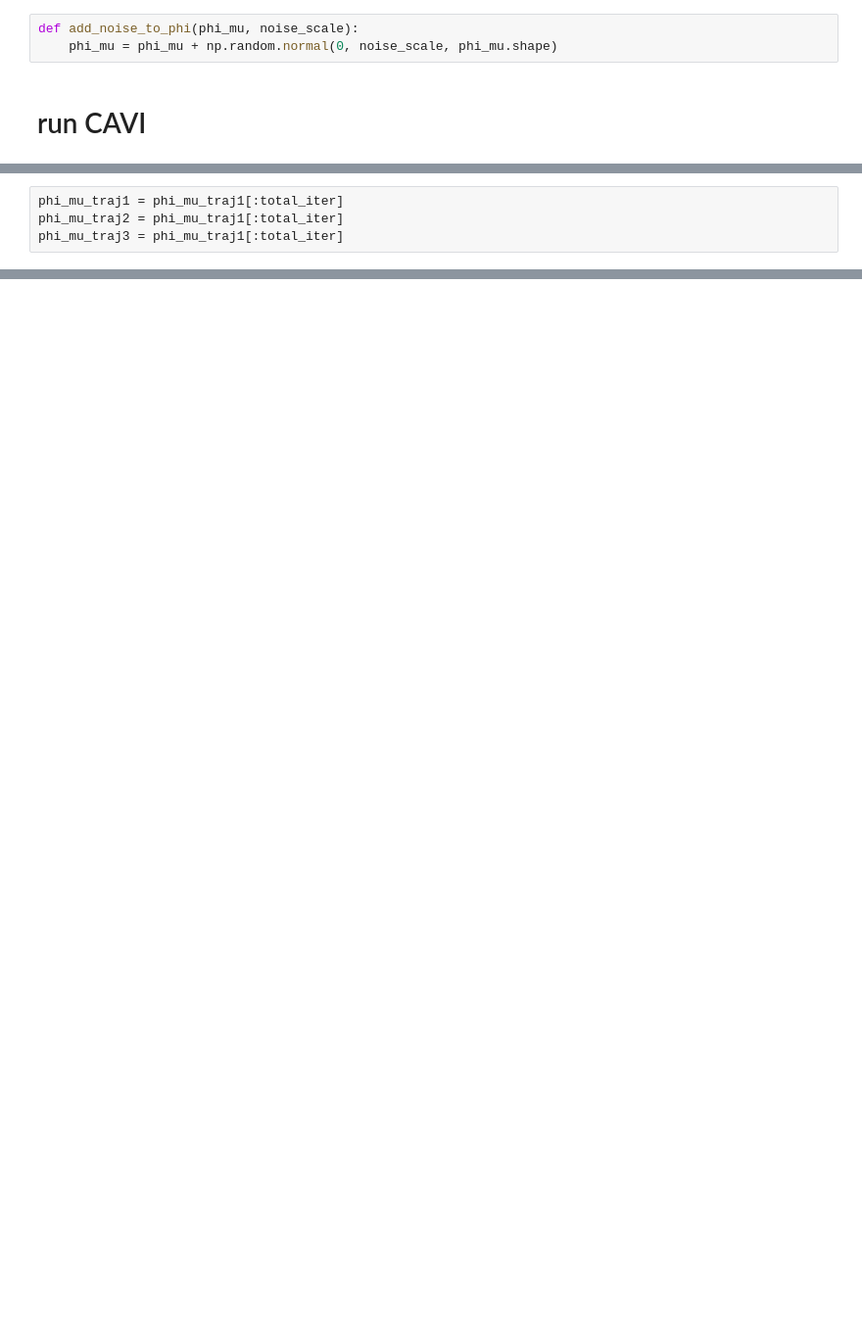
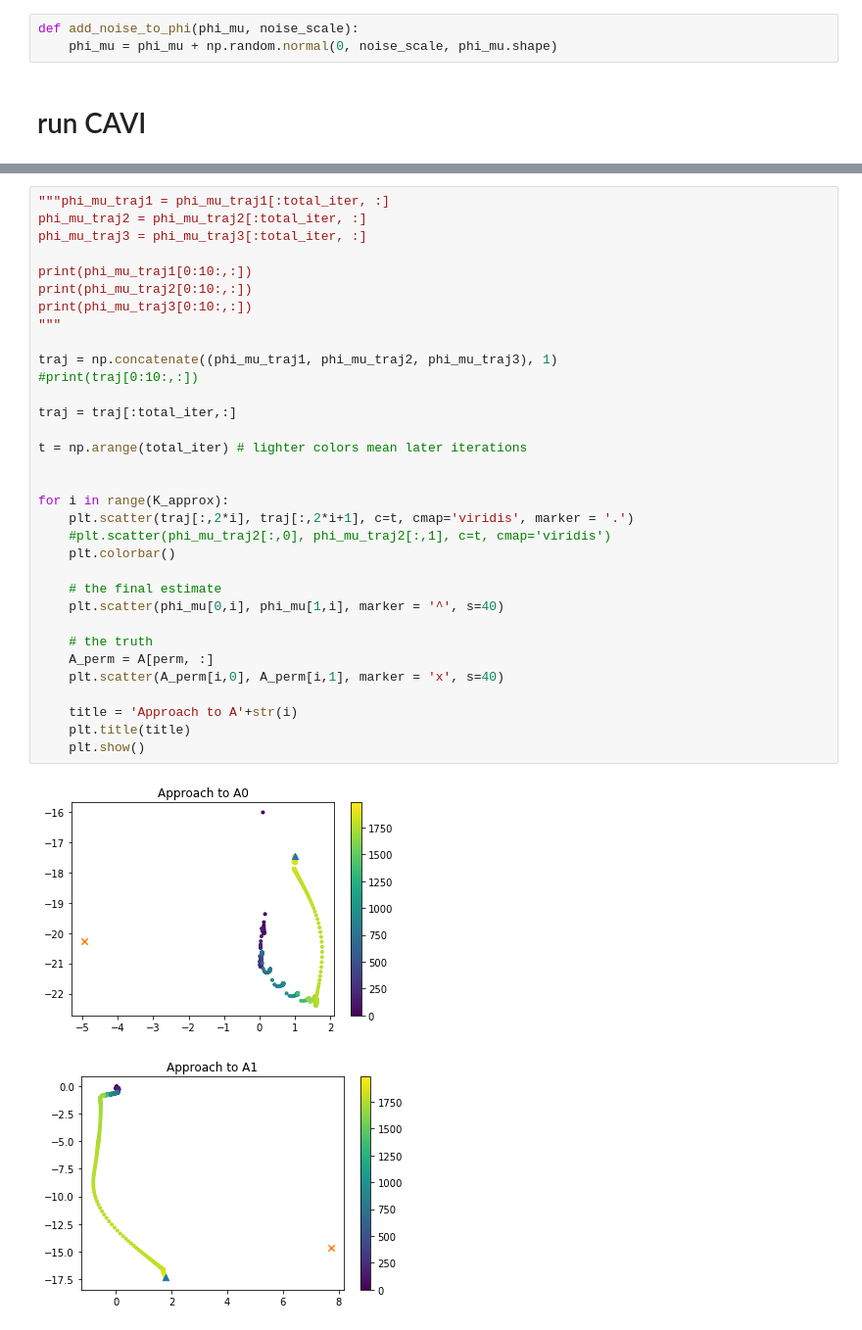
Before and after one commit to Runjing-Liu120/Variational_BNP_robustness, a Jupyter notebook: Finite_approx/valez_finite_VI_annealing.ipynb, the cells around one changed output, grey strips where cells are left out. Shown at 98% size. Drawn from its saved outputs; the diff is of its cells as text; blank space fills up the shorter version.

```diff
--- a/Finite_approx/valez_finite_VI_annealing.ipynb
+++ b/Finite_approx/valez_finite_VI_annealing.ipynb
@@ -198,4 +199,0 @@ KeyboardInterrupt:
-# %%
-phi_mu_traj1 = phi_mu_traj1[:total_iter]
-phi_mu_traj2 = phi_mu_traj1[:total_iter]
-phi_mu_traj3 = phi_mu_traj1[:total_iter]
@@ -280,0 +269,36 @@ print(np.sum(np.abs(Z[:,2] - nu_perm[:,2]))/Num_samples)
+# %%
+"""phi_mu_traj1 = phi_mu_traj1[:total_iter, :]
+phi_mu_traj2 = phi_mu_traj2[:total_iter, :]
+phi_mu_traj3 = phi_mu_traj3[:total_iter, :]
+
+print(phi_mu_traj1[0:10:,:])
+print(phi_mu_traj2[0:10:,:])
+print(phi_mu_traj3[0:10:,:])
+"""
+
+traj = np.concatenate((phi_mu_traj1, phi_mu_traj2, phi_mu_traj3), 1)
+#print(traj[0:10:,:])
+
+traj = traj[:total_iter,:]
+
+t = np.arange(total_iter) # lighter colors mean later iterations
+
+
+for i in range(K_approx):
+    plt.scatter(traj[:,2*i], traj[:,2*i+1], c=t, cmap='viridis', marker = '.')
+    #plt.scatter(phi_mu_traj2[:,0], phi_mu_traj2[:,1], c=t, cmap='viridis')
+    plt.colorbar()
+
+    # the final estimate
+    plt.scatter(phi_mu[0,i], phi_mu[1,i], marker = '^', s=40)
+
+    # the truth
+    A_perm = A[perm, :]
+    plt.scatter(A_perm[i,0], A_perm[i,1], marker = 'x', s=40)
+
+    title = 'Approach to A'+str(i)
+    plt.title(title)
+    plt.show()
+# %% [output]
+[figure, added]
+[figure, added]
```
Also changed, not shown: parts of 10 cells of this notebook, 2 other files.
